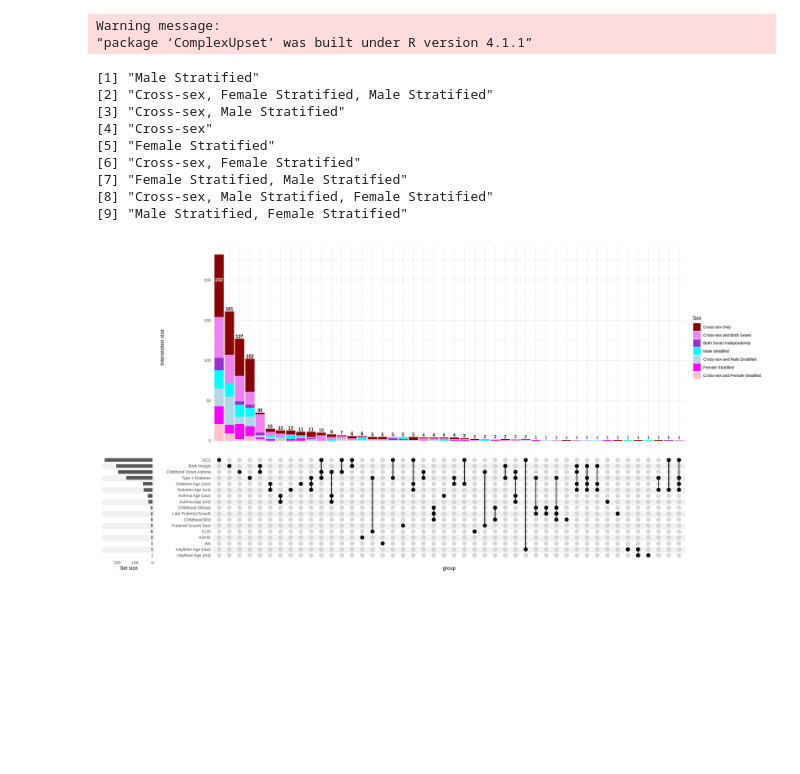
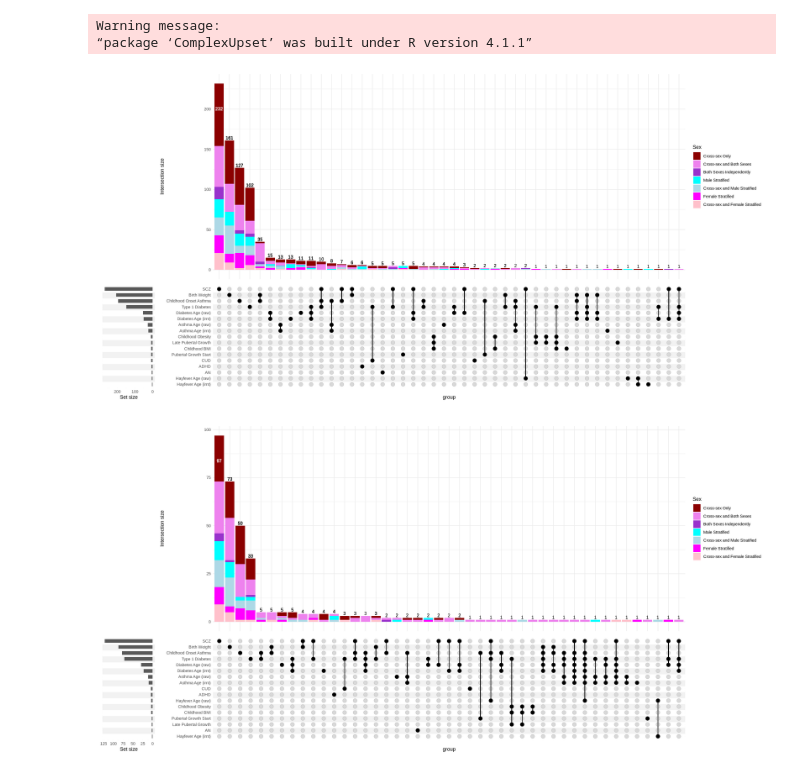
Before and after one commit to wilcas/sex_specific_mQTL, a Jupyter notebook: delahaye_mQTL_analyses/placental_mqtl_colocalization.ipynb, the cells around one changed output. Drawn from its saved outputs; the diff is of its cells as text; code cells hidden in the pictures; blank space fills up the shorter version.

```diff
--- a/delahaye_mQTL_analyses/placental_mqtl_colocalization.ipynb
+++ b/delahaye_mQTL_analyses/placental_mqtl_colocalization.ipynb
@@ -847,10 +850,10 @@ set_size = function(w, h, factor=1.5) {
         jupyter.plot_scale=1
     )
 }
+
 dat <- generate_sex_input(coloc_sex_manifest[Sex %in% c("Cross-sex", "Male Stratified", "Female Stratified")])
 GWAS <- colnames(dat)[3:ncol(dat)]
 
-unique(dat$Sex)
 set_size(10, 5,factor=2)
 color_key <- c("Cross-sex Only"="dark red","Cross-sex and Both Sexes"="violet",'Both Sexes Independently'='darkorchid',
             'Male Stratified'='cyan','Cross-sex and Male Stratified'='light blue', 'Female Stratified'='magenta',
@@ -870,52 +873,82 @@ ComplexUpset::upset(
                             "Cross-sex and Both Sexes",
                             "Cross-sex and Male Stratified"
                         ),
                         "Cross-sex and Female Stratified"
                     )
                 ),
                 ifelse(
                     grepl("Male",Sex),
                     ifelse(
                         grepl("Female",Sex),
                         "Both Sexes Independently",
                         "Male Stratified"
                     ),
                     "Female Stratified"
                 )
             ),
             levels = names(color_key))
         ),
     GWAS,
     base_annotations=list(
         'Intersection size'=intersection_size(
             counts=TRUE,
             mapping=aes(fill=Sex),
             text=list(size=3.3)
         )+ scale_fill_manual(values=color_key)
     ),
-    width_ratio=0.1,
+    width_ratio=0.1
 )
 
-# ComplexUpset::upset(
-#     dat,
-#     GWAS,
-#     base_annotations=list(
-#         'Intersection size'=intersection_size(
-#             counts=TRUE,
-#             mapping=aes(fill=Sex),
-#             text=list(size=3.5)
-#         ) + scale_fill_manual(values=c("Cross-sex"="dark red","Female Stratified"="pink","Male Stratified"="light blue"))
-#     ),
-#     width_ratio=0.1
-# )
+## Plotted for corresponding genes
+tmp <-coloc_sex_manifest[Sex %in% c("Cross-sex", "Male Stratified", "Female Stratified")]
+tmp[,`:=`(probe = UCSC_RefGene_Name)]
+dat <- generate_sex_input(tmp[probe != ""])
+GWAS <- colnames(dat)[3:ncol(dat)]
+
+set_size(10, 5,factor=2)
+color_key <- c("Cross-sex Only"="dark red","Cross-sex and Both Sexes"="violet",'Both Sexes Independently'='darkorchid',
+            'Male Stratified'='cyan','Cross-sex and Male Stratified'='light blue', 'Female Stratified'='magenta',
+            'Cross-sex and Female Stratified'="pink")
+ComplexUpset::upset(
+    dat %>%
+        mutate(
+            Sex =factor( ifelse(
+                grepl("Cross-sex",Sex),
+                ifelse(
+                    grepl("^Cross-sex$",Sex),
+                    "Cross-sex Only",
+                    ifelse(
+                        grepl("Male",Sex),
+                        ifelse(
+                            grepl("Female",Sex),
+                            "Cross-sex and Both Sexes",
+                            "Cross-sex and Male Stratified"
+                        ),
+                        "Cross-sex and Female Stratified"
+                    )
+                ),
+                ifelse(
+                    grepl("Male",Sex),
+                    ifelse(
+                        grepl("Female",Sex),
+                        "Both Sexes Independently",
+                        "Male Stratified"
+                    ),
+                    "Female Stratified"
+                )
+            ),
+            levels = names(color_key))
+        ),
+    GWAS,
+    base_annotations=list(
+        'Intersection size'=intersection_size(
+            counts=TRUE,
+            mapping=aes(fill=Sex),
+            text=list(size=3.3)
+        )+ scale_fill_manual(values=color_key)
+    ),
+    width_ratio=0.1
+)
 # %% [output]
-[1] "Male Stratified"
-[2] "Cross-sex, Female Stratified, Male Stratified"
-[3] "Cross-sex, Male Stratified"
-[4] "Cross-sex"
-[5] "Female Stratified"
-[6] "Cross-sex, Female Stratified"
-[7] "Female Stratified, Male Stratified"
-[8] "Cross-sex, Male Stratified, Female Stratified"
-[9] "Male Stratified, Female Stratified"
 [figure]
+[figure, added]
```
Also changed, not shown: parts of 2 cells of this notebook, 1 other file.
